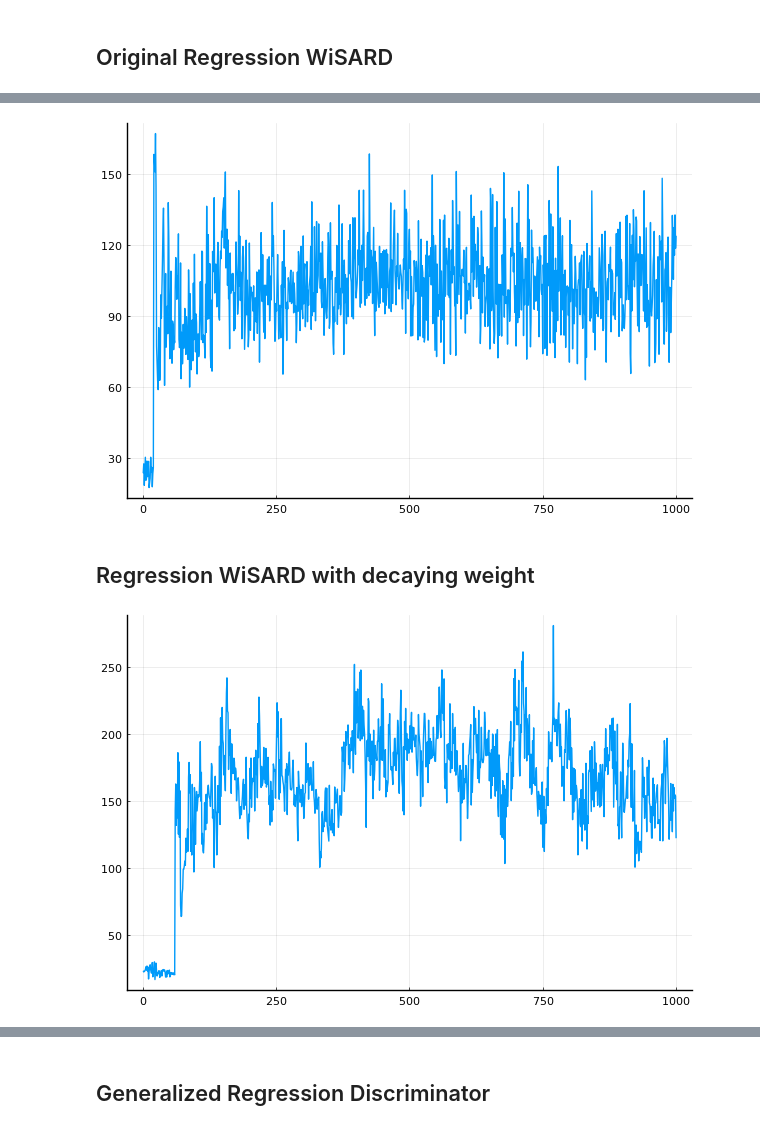
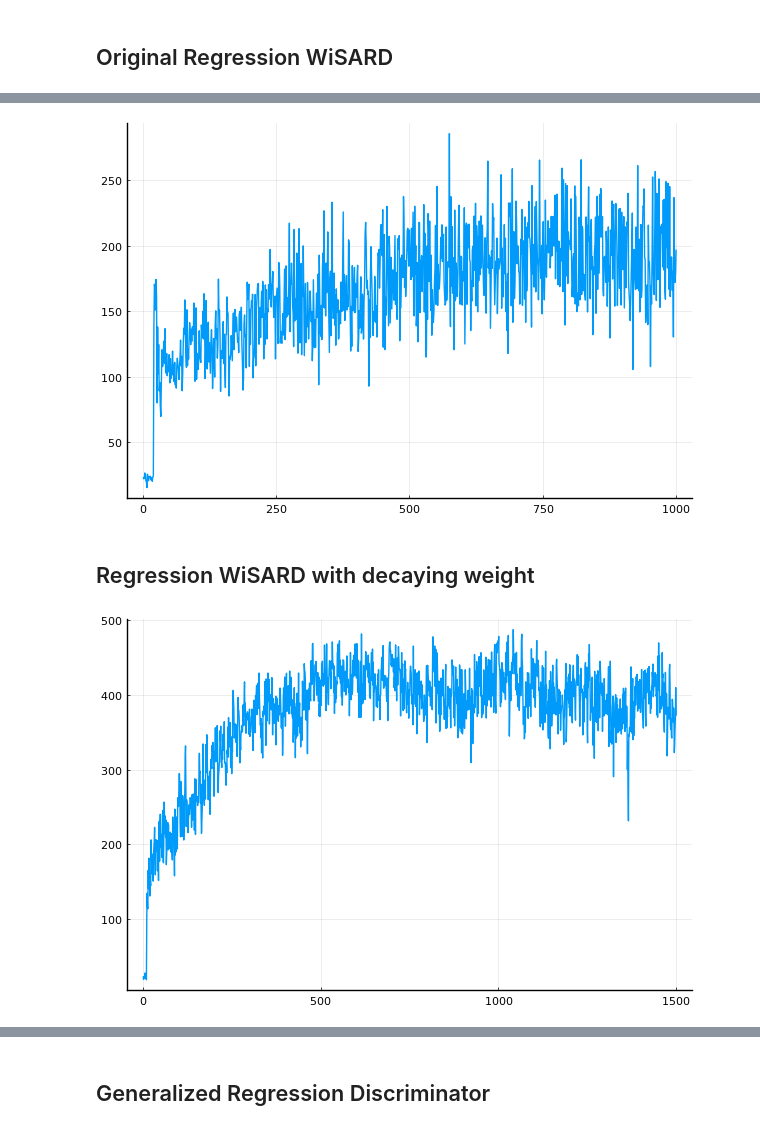
Before and after one commit to RafaelFK/Ramnet.jl, a Jupyter notebook: examples/Cartpole_with_WNN.ipynb, the cells around one changed output, grey strips where cells are left out. Drawn from its saved outputs; the diff is of its cells as text; code cells hidden in the pictures.

```diff
--- a/examples/Cartpole_with_WNN.ipynb
+++ b/examples/Cartpole_with_WNN.ipynb
@@ -36,7 +33,6 @@ function scale_state(state)
 end
 
 function experiences(states, actions, rewards, last_transitions, gamma)
-    # tuples = Vector{Tuple{Vector{Float64},Int64,Float64}}(undef, length(states))
     tuples = []
     startpoint = last_transitions[end]
     i = 1
@@ -44,7 +40,6 @@ function experiences(states, actions, rewards, last_transitions, gamma)
         G = 0
         for step in startpoint:-1:endpoint+1
             G = gamma*G + rewards[step]
-            # tuples[i] = (states[step], actions[step], G)
             push!(tuples, (states[step], actions[step], G))
             i += 1
         end
@@ -61,7 +56,8 @@ struct WisardAgent <: AbstractAgent
     size::Int64
     n::Int64
     γ::Float64
-    thermo::Thermometer
+    # thermo::Thermometer
+    thermo::AbstractEncoder
     Q̂::Dict{Int64,RegressionDiscriminator}
 end
 
@@ -74,7 +70,8 @@ struct GeneralizedRegressionDiscriminatorAgent <: AbstractAgent
     size::Int64
     n::Int64
     α::Float64
-    thermo::Thermometer
+    # thermo::Thermometer
+    thermo::AbstractEncoder
     Q̂::Dict{Int64,GeneralizedRegressionDiscriminator}
 end
 
@@ -103,23 +100,27 @@ end
 
 function train_agent!(agent::AbstractAgent, experiences)
     for (state, action, target) in experiences
-        train!(agent.Q̂[action], encode(agent.thermo, scale_state(state)), target)
+        # train!(agent.Q̂[action], encode(agent.thermo, scale_state(state)), target)
+        train!(agent.Q̂[action], encode(agent.thermo, state), target)
     end
 end
 
 function act(agent::AbstractAgent, state)
     best_Q = typemin(Float64)
-    best_action = 0
+    best_action = [0]
     for (action, V̂) in agent.Q̂
-        v = predict(V̂, encode(agent.thermo, scale_state(state)))
+        # v = predict(V̂, encode(agent.thermo, scale_state(state)))
+        v = predict(V̂, encode(agent.thermo, state))
 
-        if v > best_Q
-            best_action = action
+        if v == best_Q
+            push!(best_action, action)
+        elseif v > best_Q
+            best_action = [action]
             best_Q = v
         end
     end
 
-    return best_action
+    return rand(best_action)
 end
 
 
@@ -247,4 +248,7 @@ function learning_curve(experiment_result)
     # episodes = experiment_result.shape[1]
     plot(permutedims(mean(experiment_result; dims=1)), legend=false)
 end
+
+const cartpole_state_min = [-4.8, -4.0, -0.418, -3.0]
+const cartpole_state_max = [4.8, 4.0, 0.418, 3.0];
 # %% [output]
@@ -277,11 +283,11 @@ mean_cum_reward(env, wagent, 500)
 # %%
-res = 270
+res = 540
 n = 30
 
 results = experiment(
     15,
     gym.make("CartPole-v1"),
-    WisardAgent([0, 1], 4*res, n, Thermometer(0.0, 1.0, res); γ = 1.0);
+    WisardAgent([0, 1], 4*res, n, CircularThermometer(cartpole_state_min, cartpole_state_max, res); γ = 1.0);
     epsilon=0.01,
     exp_batch_size=5,
     episodes=1000,
@@ -290,26 +296,26 @@ results = experiment(
 
 learning_curve(results)
 # %% [output]
-[figure, old version]
+[figure, new version]
 # %% [markdown]
 ## Regression WiSARD with decaying weight
 # %%
-res = 420
+res = 270
 n = 30
 
 results = experiment(
     15,
     gym.make("CartPole-v1"),
-    WisardAgent([0, 1], 4*res, n, Thermometer(0.0, 1.0, res); γ = 0.75);
-    epsilon=0.02,
-    exp_batch_size=5,
-    episodes=1000,
-    random_start=60
+    WisardAgent([0, 1], 4*res, n, CircularThermometer(cartpole_state_min, cartpole_state_max, res); γ = 0.85);
+    epsilon=0.01,
+    exp_batch_size=2,
+    episodes=1500,
+    random_start=10
 )
 
 learning_curve(results)
 # %% [output]
-[figure, old version]
+[figure, new version]
 # %%
 res = 300
 n = 30
```
Also changed, not shown: parts of 8 cells of this notebook, 3 other files.
